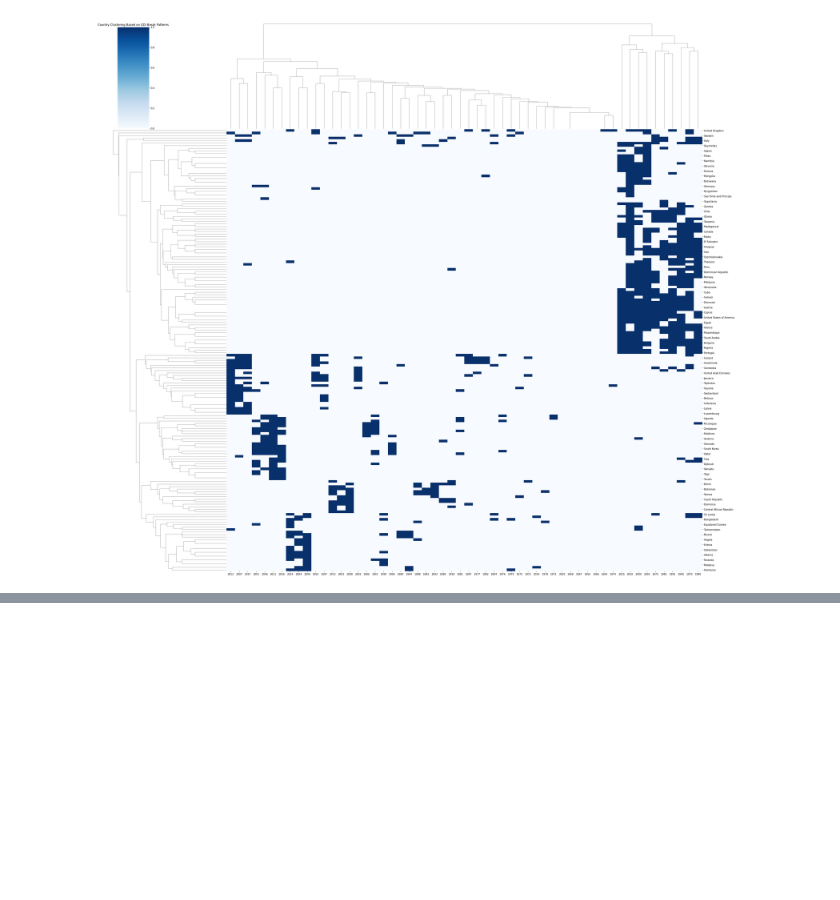
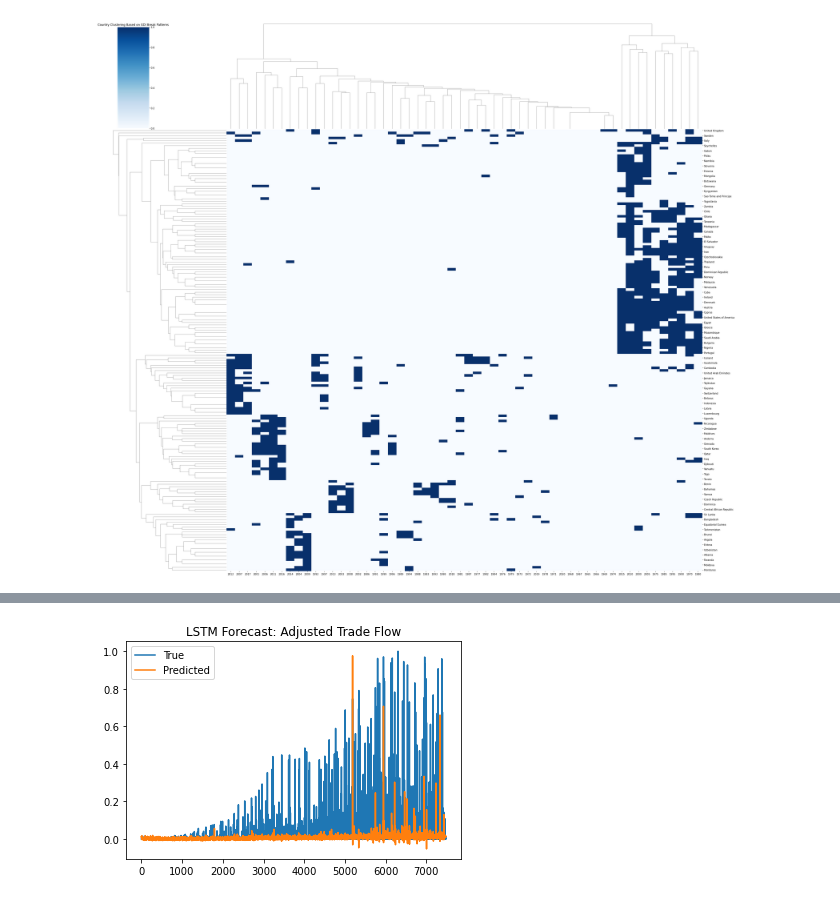
Before and after one commit to luna-ortus-cor/Geopolitical-Distance-and-Global-Trade, a Jupyter notebook: Backend/code/[model]GDI.ipynb, the cells around one changed output, grey strips where cells are left out. Saved outputs shown, nothing was run; the diff lists cells and outputs as text; code cells hidden in the pictures; blank space fills up the shorter version.

Commit message:
add lstm

```diff
--- a/Backend/code/[model]GDI.ipynb
+++ b/Backend/code/[model]GDI.ipynb
@@ -730,3 +730,21 @@ plt.title("Country Clustering Based on GDI Break Patterns")
 plt.show()
 # %% [output]
 [figure]
+# %%
+import pandas as pd
+import statsmodels.formula.api as smf
+
+event_year = 2003
+
+# Create treatment group: Countries below GDI median are "less aligned" (treated)
+df_combined["treated"] = (df_combined["linear_gdi"] < df_combined.groupby("year")["linear_gdi"].transform("median")).astype(int)
+
+# Post-event indicator
+df_combined["post"] = (df_combined["year"] >= event_year).astype(int)
+
+# DiD interaction term
+df_combined["did"] = df_combined["treated"] * df_combined["post"]
+
+# Run DiD regression
+model = smf.ols("adjusted_tradeflow ~ treated + post + did + gdp_o + gdp_d + dist + contig", data=df_combined).fit()
+print(model.summary())
@@ -732,0 +829,77 @@ plt.show()
+# %%
+import pandas as pd
+import numpy as np
+import torch
+import torch.nn as nn
+from sklearn.preprocessing import MinMaxScaler
+from torch.utils.data import DataLoader, TensorDataset
+
+# --- Step 1: Prepare time-series data (example for Singapore -> All Countries) ---
+df_lstm = df_combined[df_combined["StateName1"] == "Singapore"].sort_values("year")
+features = ["linear_gdi", "gdp_d", "pop_d", "adjusted_tradeflow"]
+df_lstm = df_lstm[["year"] + features].dropna()
+
+# --- Step 2: Normalize ---
+scaler = MinMaxScaler()
+scaled_data = scaler.fit_transform(df_lstm[features])
+
+# --- Step 3: Create sequences ---
+def create_sequences(data, seq_len=5):
+    xs, ys = [], []
+    for i in range(len(data) - seq_len):
+        x = data[i:i+seq_len]
+        y = data[i+seq_len][-1]  # target: adjusted_tradeflow
+        xs.append(x)
+        ys.append(y)
+    return np.array(xs), np.array(ys)
+
+seq_len = 5
+X_seq, y_seq = create_sequences(scaled_data, seq_len)
+X_tensor = torch.tensor(X_seq, dtype=torch.float32)
+y_tensor = torch.tensor(y_seq, dtype=torch.float32).view(-1, 1)
+
+# --- Step 4: Train/Test Split ---
+split = int(0.8 * len(X_tensor))
+train_dataset = TensorDataset(X_tensor[:split], y_tensor[:split])
+test_dataset = TensorDataset(X_tensor[split:], y_tensor[split:])
+train_loader = DataLoader(train_dataset, batch_size=16, shuffle=True)
+
+# --- Step 5: LSTM Model ---
+class LSTMModel(nn.Module):
+    def __init__(self, input_size, hidden_size=50):
+        super().__init__()
+        self.lstm = nn.LSTM(input_size, hidden_size, batch_first=True)
+        self.fc = nn.Linear(hidden_size, 1)
+
+    def forward(self, x):
+        _, (hn, _) = self.lstm(x)
+        return self.fc(hn[-1])
+
+model = LSTMModel(input_size=X_tensor.shape[2])
+loss_fn = nn.MSELoss()
+optimizer = torch.optim.Adam(model.parameters(), lr=0.001)
+
+# --- Step 6: Training ---
+for epoch in range(100):
+    model.train()
+    for x_batch, y_batch in train_loader:
+        pred = model(x_batch)
+        loss = loss_fn(pred, y_batch)
+        optimizer.zero_grad()
+        loss.backward()
+        optimizer.step()
+    if epoch % 10 == 0:
+        print(f"Epoch {epoch} | Loss: {loss.item():.4f}")
+
+# --- Step 7: Predict and Plot ---
+model.eval()
+preds = model(X_tensor).detach().numpy()
+true_vals = y_tensor.numpy()
+
+import matplotlib.pyplot as plt
+plt.plot(range(len(true_vals)), true_vals, label="True")
+plt.plot(range(len(preds)), preds, label="Predicted")
+plt.title("LSTM Forecast: Adjusted Trade Flow")
+plt.legend()
+plt.show()
+# %% [output]
@@ -732,0 +916 @@ plt.show()
+[figure, added]
```
Also changed, not shown: parts of 5 cells of this notebook.
